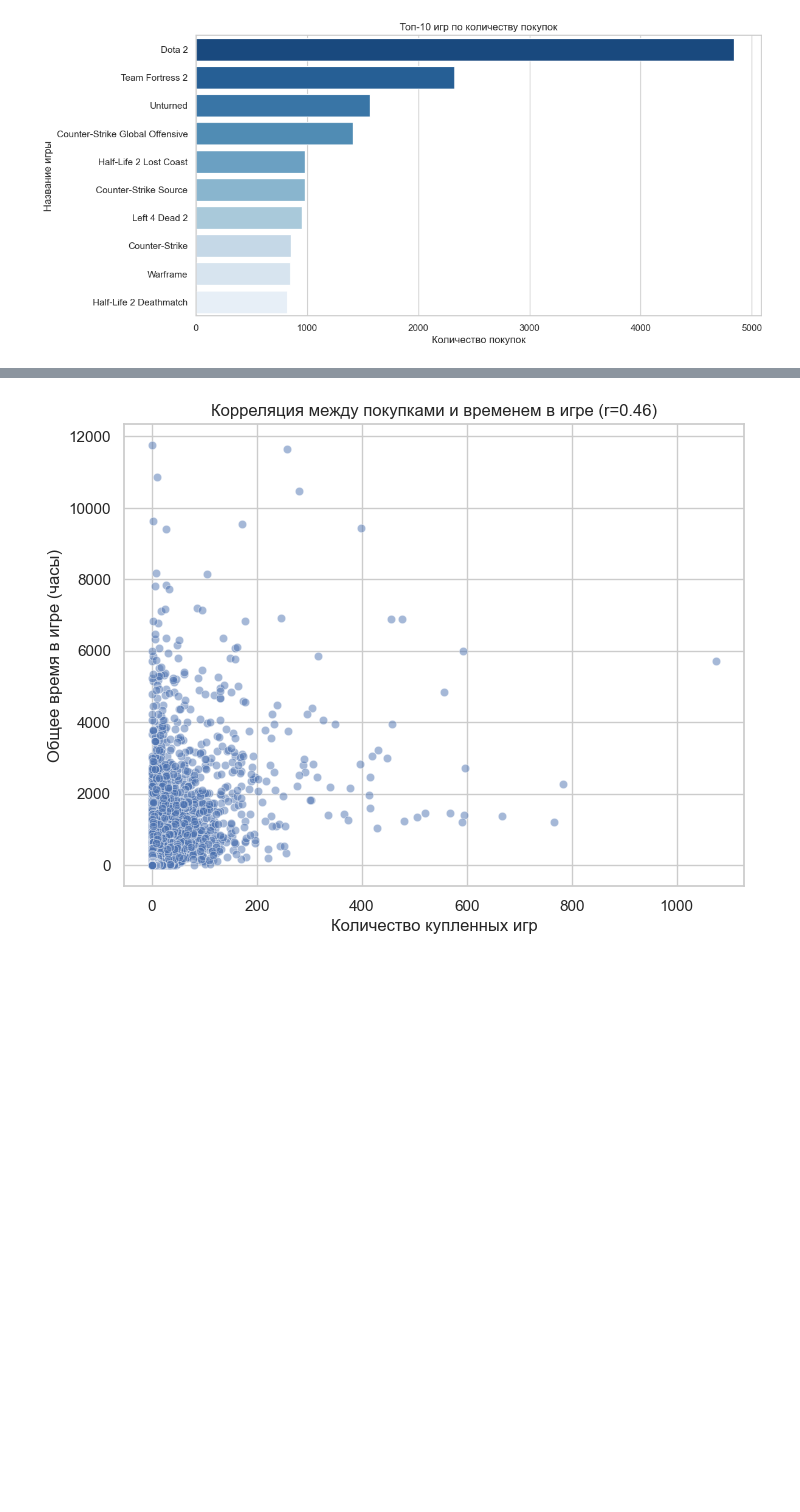
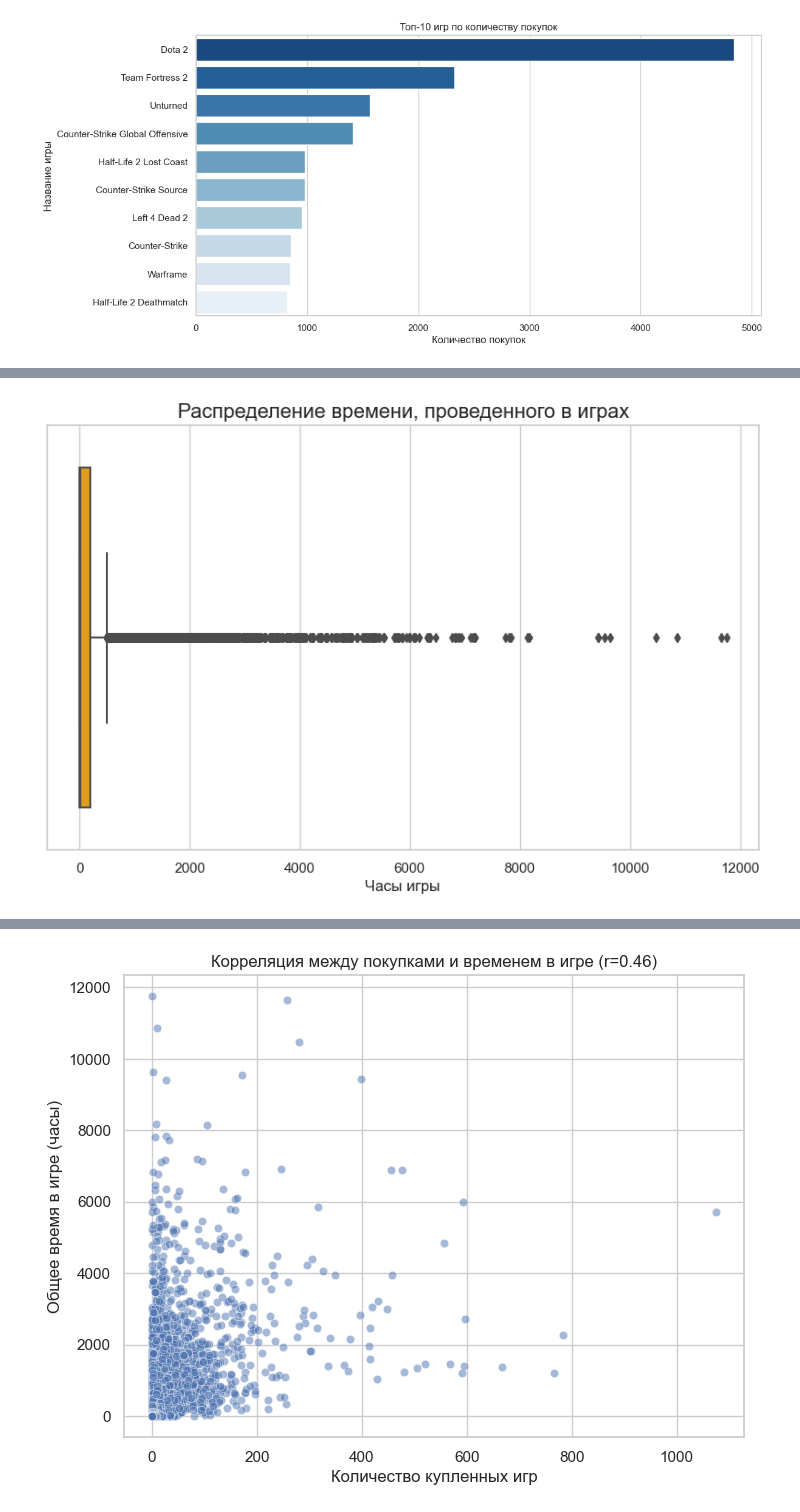
Before and after one commit to tmaxell/spbu_ml_2025_practice, a Jupyter notebook: homeworks/recap_hw1/recap.ipynb, the cells around one changed output, grey strips where cells are left out. Saved outputs shown, nothing was run; the diff lists cells and outputs as text; code cells hidden in the pictures; blank space fills up the shorter version.

```diff
--- a/homeworks/recap_hw1/recap.ipynb
+++ b/homeworks/recap_hw1/recap.ipynb
@@ -100,0 +127,8 @@ playtime_per_user = data[data["action"] == "play"].groupby("id")["hours"].sum()
+# %%
+plt.figure(figsize=(10, 6))
+sns.boxplot(x=playtime_per_user, color='orange')
+plt.title('Распределение времени, проведенного в играх', fontsize=16)
+plt.xlabel('Часы игры', fontsize=12)
+plt.show()
+# %% [output]
+[figure, added]
```
Also changed, not shown: parts of 8 cells of this notebook.
